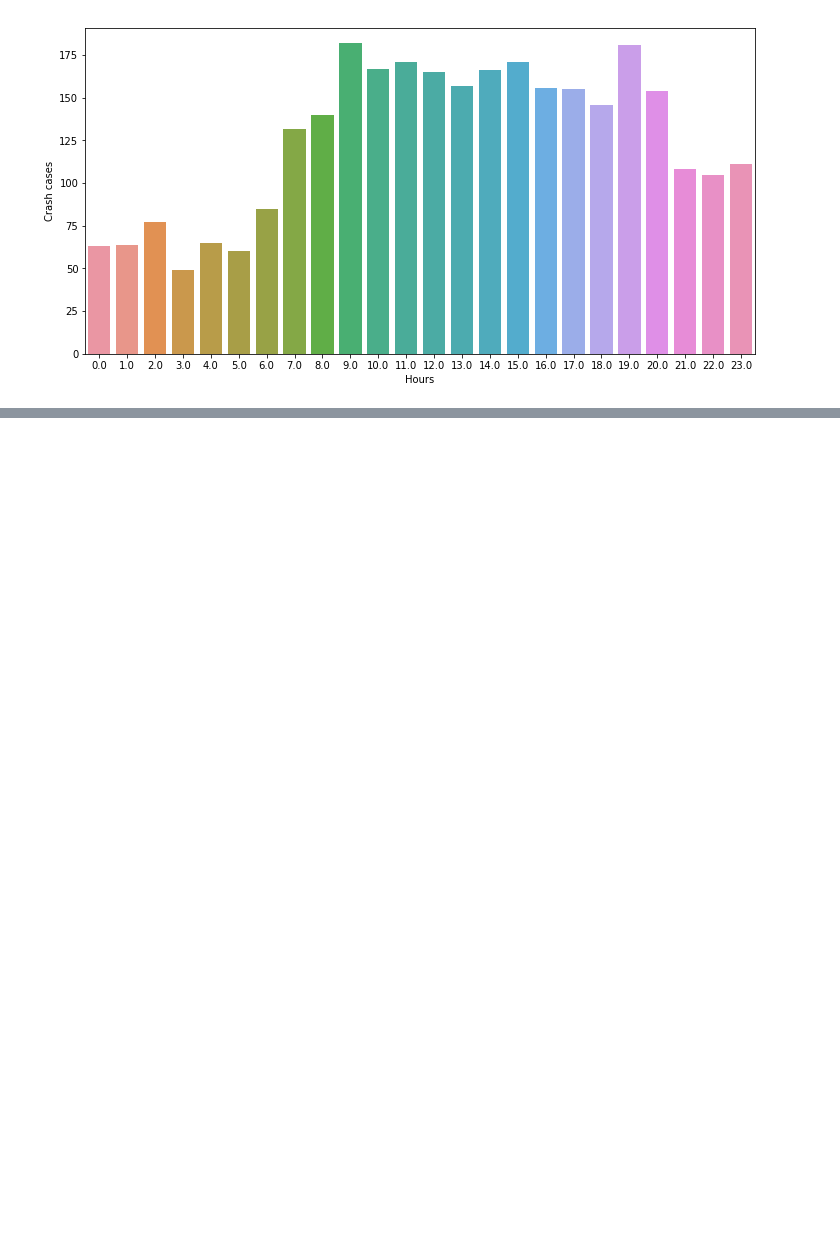
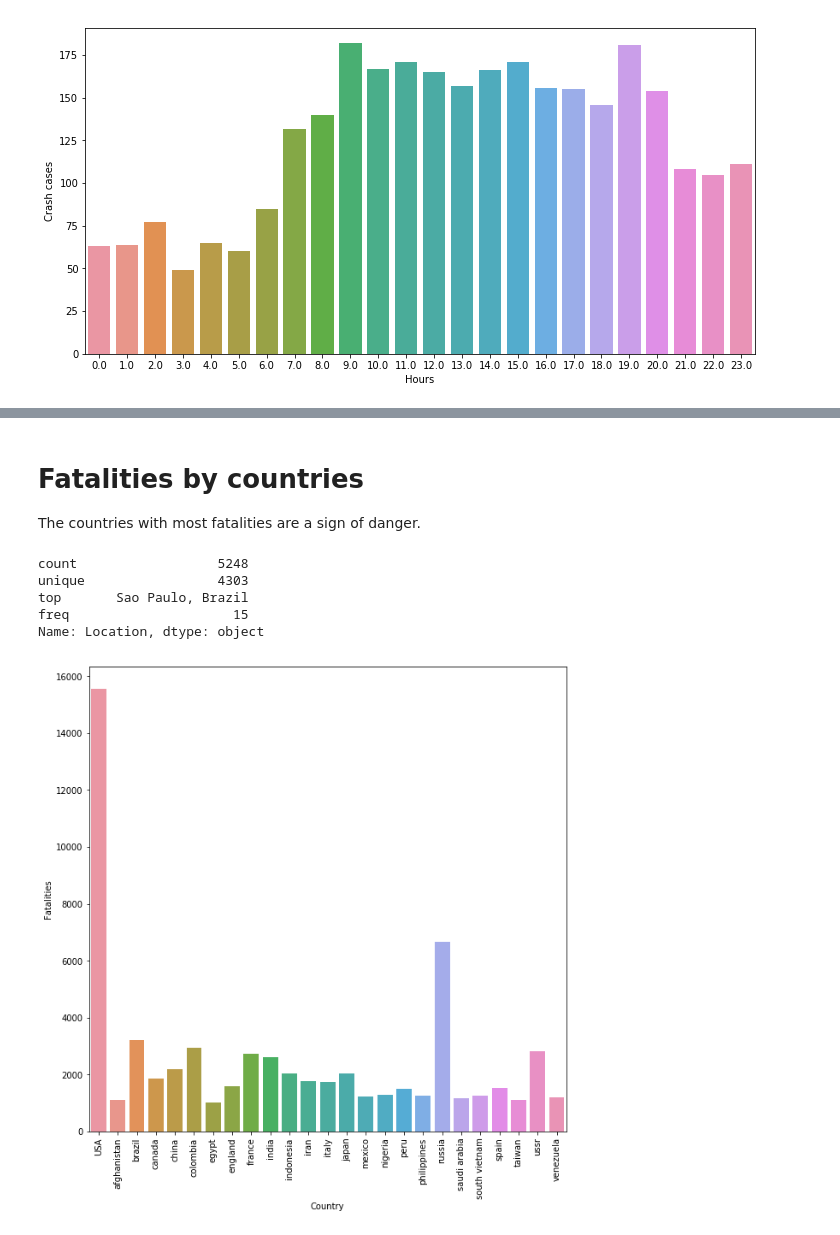
Before and after one commit to architkhatri98/Machine-Learning, a Jupyter notebook: Data Visualization/Airplane-Crash-Data-Analysis/Airplane_Crash_Analysis.ipynb, the cells around one changed output, grey strips where cells are left out. Cells and saved outputs as stored; diff of their text form; code cells hidden in the pictures; blank space fills up the shorter version.

```diff
--- a/Data Visualization/Airplane-Crash-Data-Analysis/Airplane_Crash_Analysis.ipynb
+++ b/Data Visualization/Airplane-Crash-Data-Analysis/Airplane_Crash_Analysis.ipynb
@@ -172,0 +163,39 @@ Name: Type, dtype: object
+# %% [markdown]
+# Fatalities by countries
+The countries with most fatalities are a sign of danger.
+# %%
+#There are 4303 unique location values, we need to refine it into seperate countries
+airplane['Location'].describe()
+# %% [output]
+count                  5248
+unique                 4303
+top       Sao Paulo, Brazil
+freq                     15
+Name: Location, dtype: object
+# %%
+states = pd.read_csv('states.csv')
+states['State'] = states['State'].apply(lambda x: str(x).lower().strip())
+airplane['Country'] = airplane['Location'].apply(lambda x: str(x).split(',')[-1].lower().strip())
+# %%
+country_ls = []
+for i in airplane['Country']:
+    country_ls.append(i)
+
+states_ls = []
+for i in states['State']:
+    states_ls.append(i)
+
+for i,j in enumerate(country_ls):
+    if j in states_ls:
+        country_ls[i] = 'USA'
+# %%
+airplane['Country'] = country_ls
+most_fatal_countries = airplane[['Fatalities','Country']].groupby('Country').agg('sum')
+most_fatal_countries = most_fatal_countries[most_fatal_countries['Fatalities'] > 1000]
+most_fatal_countries.reset_index(inplace = True)
+# %%
+plt.figure(figsize = (10,10))
+p = sns.barplot(x = 'Country', y = 'Fatalities', data = most_fatal_countries)
+_ = p.set_xticklabels(labels = most_fatal_countries['Country'], rotation=90)
+# %% [output]
+[figure, added]
```
Also changed, not shown: parts of 7 cells of this notebook.
